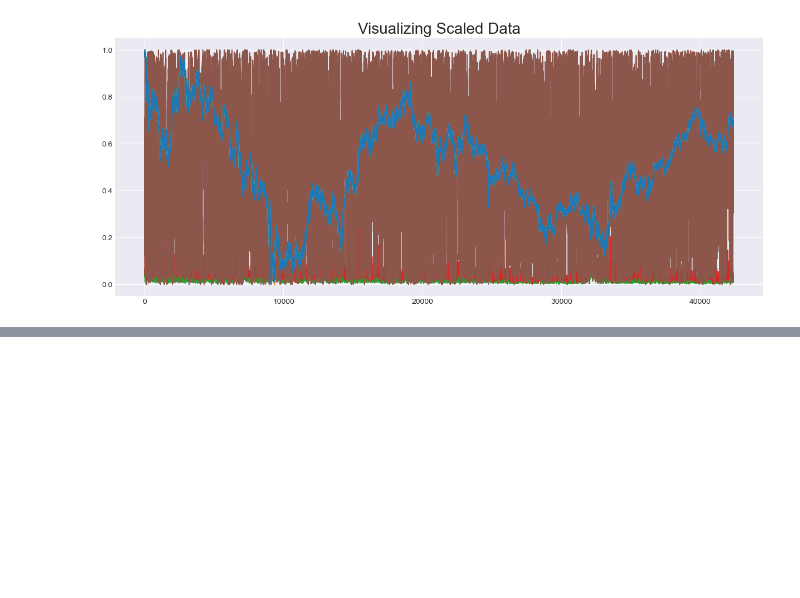
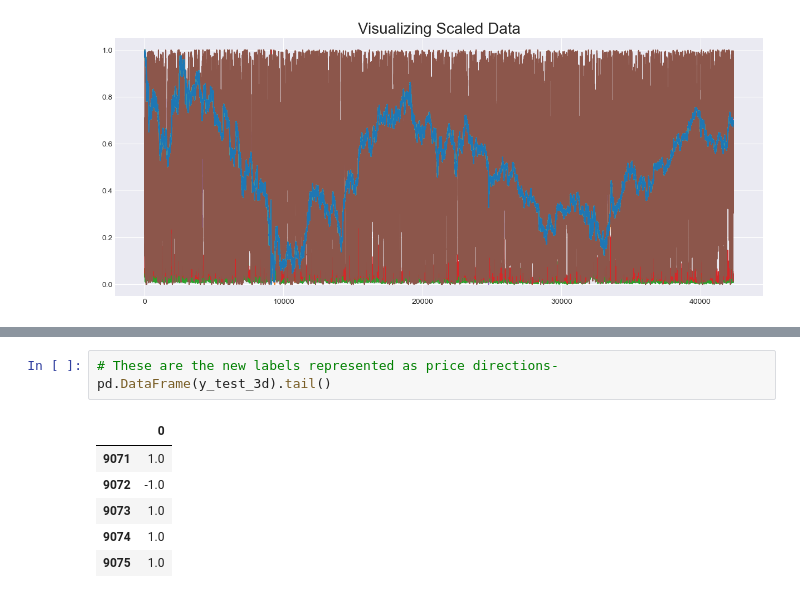
Before and after one commit to YarosInter/Time-Series-Conv1D-Neural-Network, a Jupyter notebook: Conv1D_Layer_Neural_Network.ipynb, the cells around one changed output, grey strips where cells are left out. Saved outputs shown, nothing was run; the diff lists cells and outputs as text; blank space fills up the shorter version.

```diff
--- a/Conv1D_Layer_Neural_Network.ipynb
+++ b/Conv1D_Layer_Neural_Network.ipynb
@@ -163,0 +196,10 @@ plt.show()
+# %%
+# These are the new labels represented as price directions-
+pd.DataFrame(y_test_3d).tail()
+# %% [output]
+|  | 0 |
+| 9071 | 1.0 |
+| 9072 | -1.0 |
+| 9073 | 1.0 |
+| 9074 | 1.0 |
+| 9075 | 1.0 |
```
Also changed, not shown: parts of 8 cells of this notebook.
